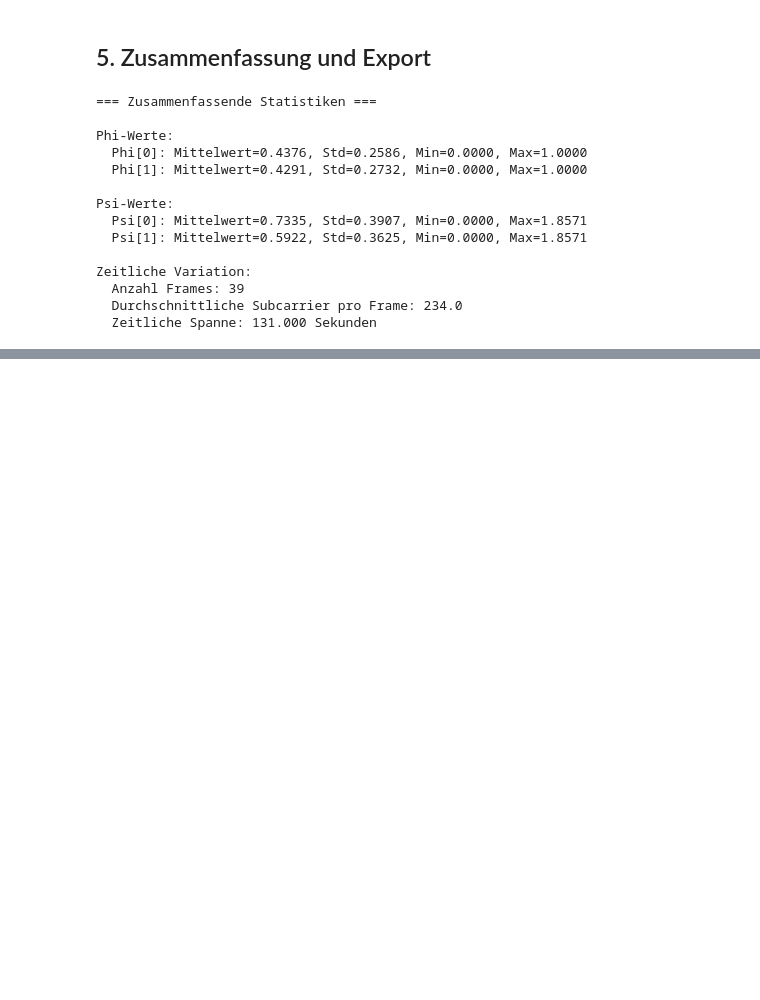
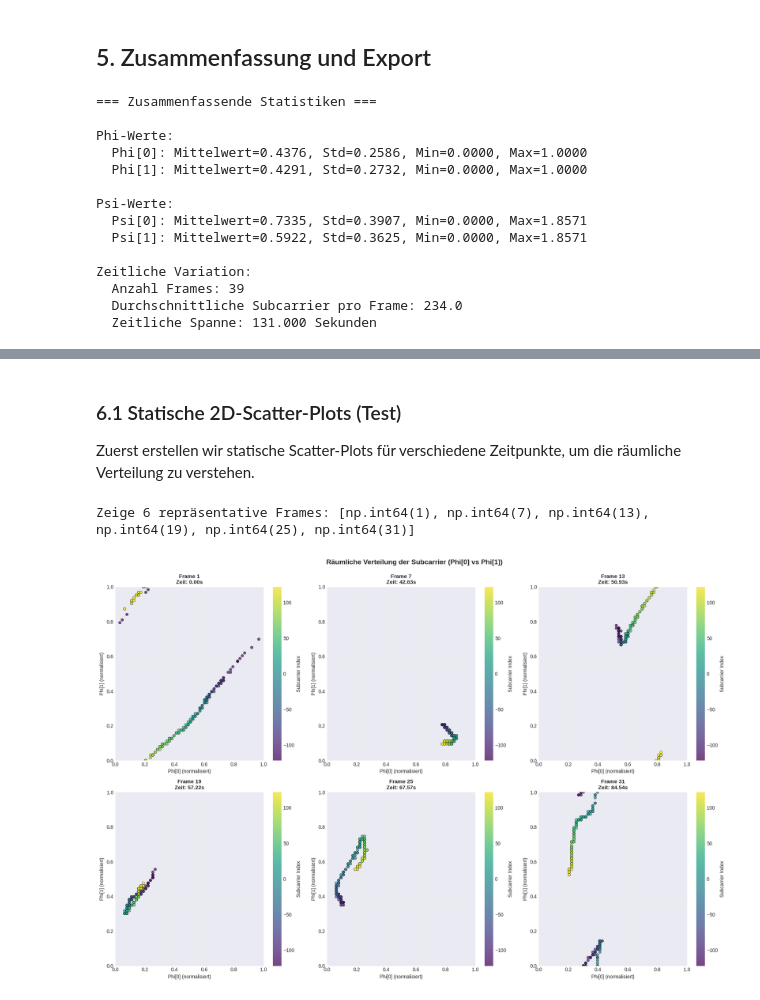
Before and after one commit to andibraeu/bfid-experiments, a Jupyter notebook: beamforming_extraction/analyze_beamforming.ipynb, the cells around one changed output, grey strips where cells are left out. Drawn from its saved outputs; the diff is of its cells as text; code cells hidden in the pictures; blank space fills up the shorter version.

```diff
--- a/beamforming_extraction/analyze_beamforming.ipynb
+++ b/beamforming_extraction/analyze_beamforming.ipynb
@@ -549,0 +554,46 @@ Zeitliche Variation:
+# %% [markdown]
+### 6.1 Statische 2D-Scatter-Plots (Test)
+
+Zuerst erstellen wir statische Scatter-Plots für verschiedene Zeitpunkte, um die räumliche Verteilung zu verstehen.
+# %%
+# Wähle einige repräsentative Frames für statische Visualisierung
+unique_frames = sorted(df['frame_number'].unique())
+num_test_frames = min(6, len(unique_frames))
+test_frames = unique_frames[::max(1, len(unique_frames)//num_test_frames)][:num_test_frames]
+
+print(f"Zeige {len(test_frames)} repräsentative Frames: {test_frames}")
+
+# Erstelle statische Scatter-Plots
+fig, axes = plt.subplots(2, 3, figsize=(18, 12))
+axes = axes.flatten()
+
+for idx, frame_num in enumerate(test_frames):
+    if idx >= len(axes):
+        break
+
+    frame_data = df[df['frame_number'] == frame_num].dropna(subset=['phi_0', 'phi_1'])
+
+    ax = axes[idx]
+    scatter = ax.scatter(frame_data['phi_0'], frame_data['phi_1'],
+                         c=frame_data['scidx'], cmap='viridis',
+                         s=30, alpha=0.7, edgecolors='black', linewidth=0.5)
+    ax.set_xlabel('Phi[0] (normalisiert)', fontsize=10)
+    ax.set_ylabel('Phi[1] (normalisiert)', fontsize=10)
+    ax.set_title(f'Frame {frame_num}\nZeit: {frame_data["timestamp_delta"].iloc[0]:.2f}s',
+                 fontsize=11, fontweight='bold')
+    ax.set_xlim(0, 1)
+    ax.set_ylim(0, 1)
+    ax.grid(True, alpha=0.3)
+    plt.colorbar(scatter, ax=ax, label='Subcarrier Index')
+
+# Entferne leere Subplots
+for idx in range(len(test_frames), len(axes)):
+    fig.delaxes(axes[idx])
+
+plt.suptitle('Räumliche Verteilung der Subcarrier (Phi[0] vs Phi[1])',
+             fontsize=14, fontweight='bold', y=0.995)
+plt.tight_layout()
+plt.show()
+# %% [output]
+Zeige 6 repräsentative Frames: [np.int64(1), np.int64(7), np.int64(13), np.int64(19), np.int64(25), np.int64(31)]
+[figure, added]
```
Also changed, not shown: parts of 12 cells of this notebook, 1 other file.
